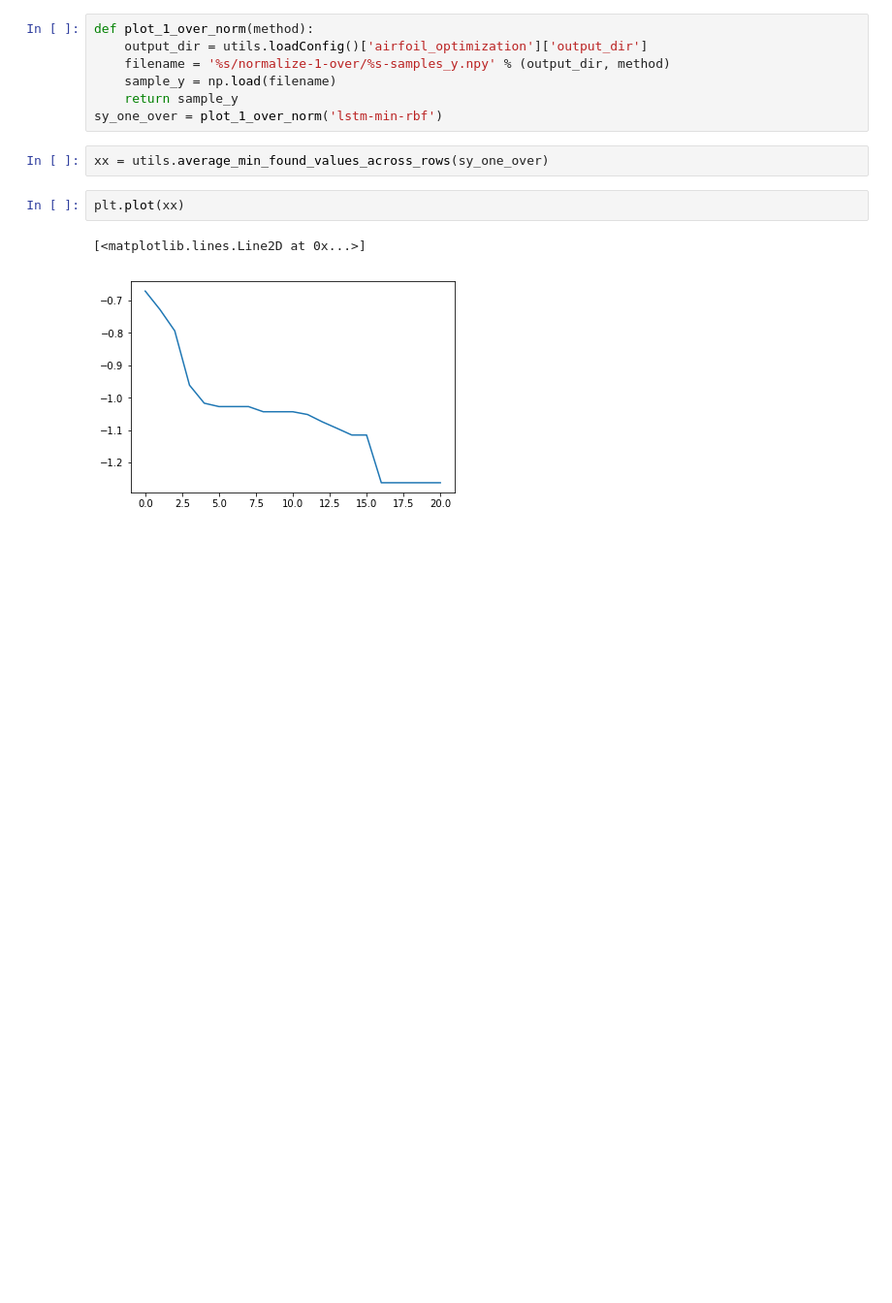
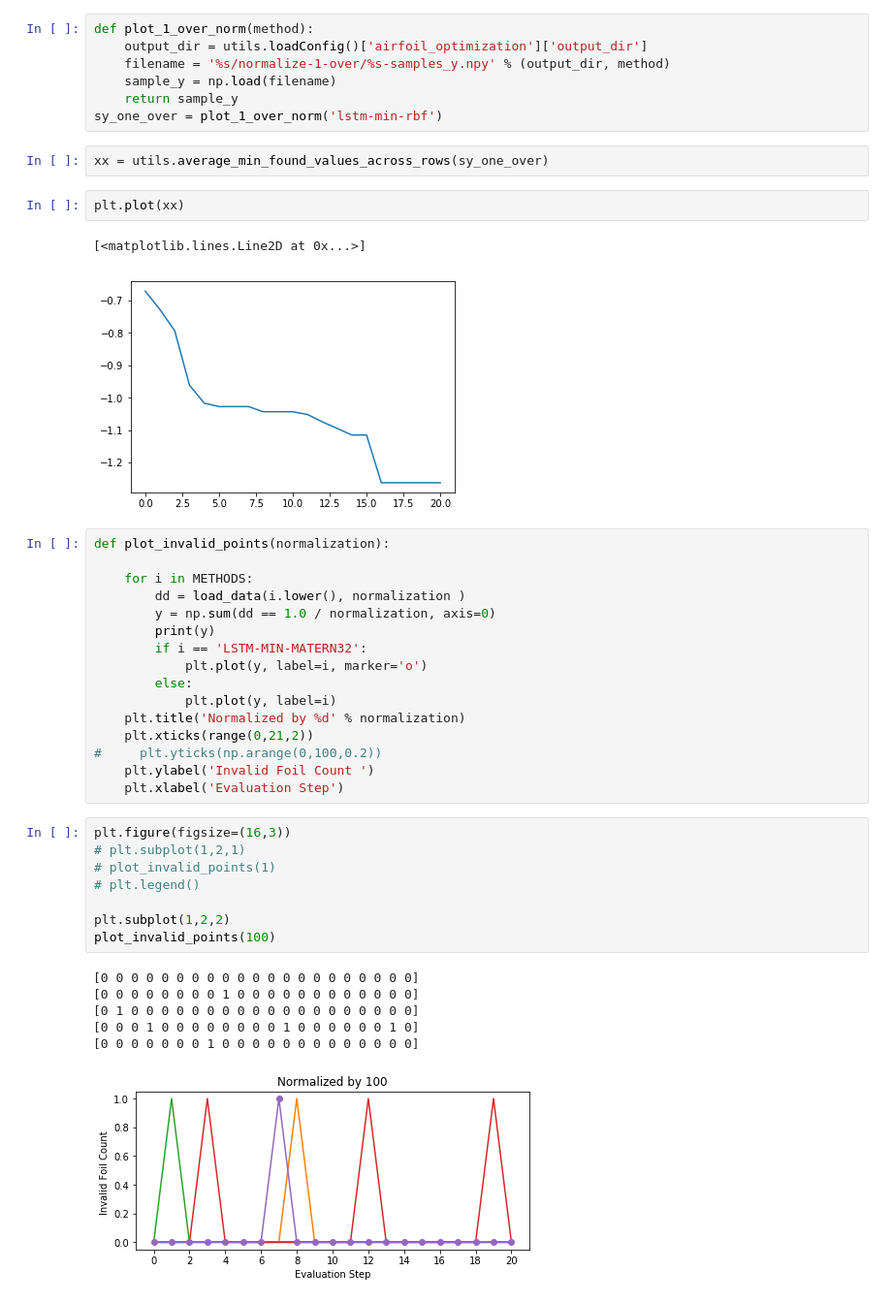
Before and after one commit to p16i/blackbox-optimization-using-rnns, a Jupyter notebook: airfoil-optimization.ipynb, the cells around one changed output. Shown at 97% size. Cells and saved outputs as stored; diff of their text form; blank space fills up the shorter version.

```diff
--- a/airfoil-optimization.ipynb
+++ b/airfoil-optimization.ipynb
@@ -87,3 +95,34 @@ plt.plot(xx)
 # %% [output]
 [<matplotlib.lines.Line2D at 0x...>]
 [figure]
+# %%
+def plot_invalid_points(normalization):
+
+    for i in METHODS:
+        dd = load_data(i.lower(), normalization )
+        y = np.sum(dd == 1.0 / normalization, axis=0)
+        print(y)
+        if i == 'LSTM-MIN-MATERN32':
+            plt.plot(y, label=i, marker='o')
+        else:
+            plt.plot(y, label=i)
+    plt.title('Normalized by %d' % normalization)
+    plt.xticks(range(0,21,2))
+#     plt.yticks(np.arange(0,100,0.2))
+    plt.ylabel('Invalid Foil Count ')
+    plt.xlabel('Evaluation Step')
+# %%
+plt.figure(figsize=(16,3))
+# plt.subplot(1,2,1)
+# plot_invalid_points(1)
+# plt.legend()
+
+plt.subplot(1,2,2)
+plot_invalid_points(100)
+# %% [output]
+[0 0 0 0 0 0 0 0 0 0 0 0 0 0 0 0 0 0 0 0 0]
+[0 0 0 0 0 0 0 0 1 0 0 0 0 0 0 0 0 0 0 0 0]
+[0 1 0 0 0 0 0 0 0 0 0 0 0 0 0 0 0 0 0 0 0]
+[0 0 0 1 0 0 0 0 0 0 0 0 1 0 0 0 0 0 0 1 0]
+[0 0 0 0 0 0 0 1 0 0 0 0 0 0 0 0 0 0 0 0 0]
+[figure, added]
```
Also changed, not shown: parts of 8 cells of this notebook, 4 other files.
